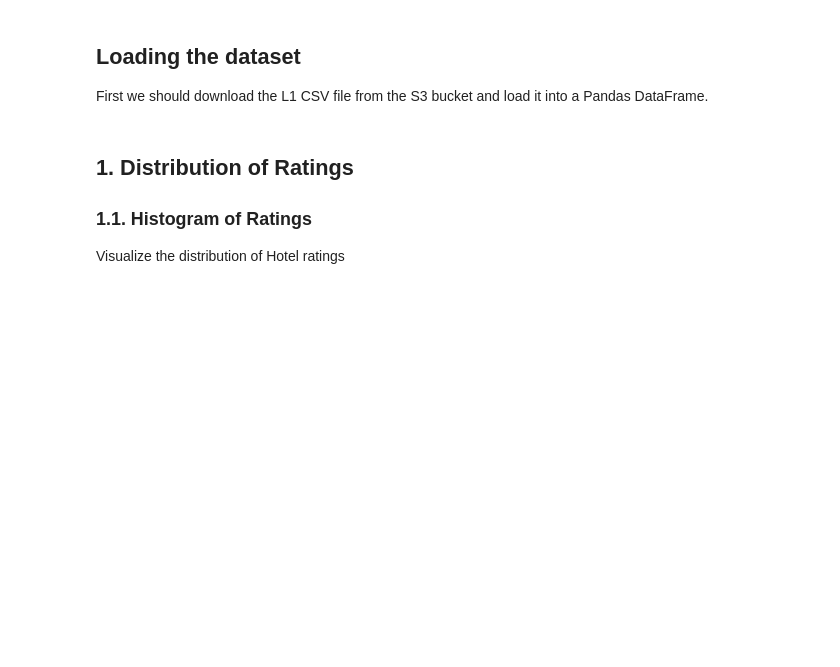
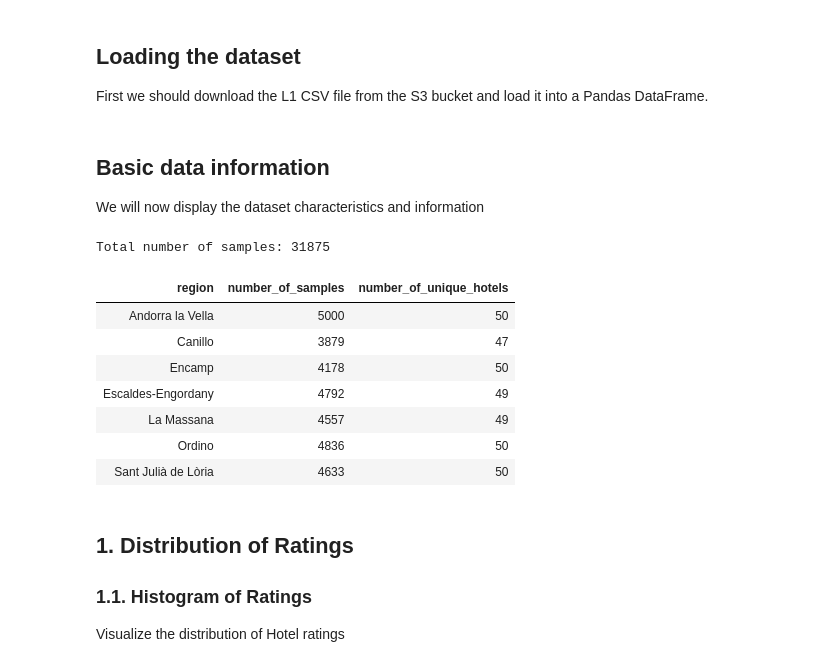
Before and after one commit to PromaChow/HotelRecommendationSystem, a Jupyter notebook: src/data_visualization_l1.ipynb, the cells around one changed output. Drawn from its saved outputs; the diff is of its cells as text; code cells hidden in the pictures; blank space fills up the shorter version.

Commit message:
Data visualization L1 and L2 100% done

```diff
--- a/src/data_visualization_l1.ipynb
+++ b/src/data_visualization_l1.ipynb
@@ -63,3 +45,33 @@ fig_table.show()
+# %% [markdown]
+## Basic data information
+
+We will now display the dataset characteristics and information
+# %%
+# Print the total number of samples
+total_samples = len(df)
+print(f"Total number of samples: {total_samples}")
+# %% [output]
+Total number of samples: 31875
+# %%
+# Print the total of samples by region
+# Print the total of hotels by region
+# Group by 'region' and calculate the number of samples and number of unique hotels per region
+region_summary = df.groupby('region').agg(
+    number_of_samples=('region', 'size'),
+    number_of_unique_hotels=('hotel_name', 'nunique')
+).reset_index()
+
+# Display the new dataframe
+region_summary.style.hide()
+# %% [output]
+| region | number_of_samples | number_of_unique_hotels |
+| Andorra la Vella | 5000 | 50 |
+| Canillo | 3879 | 47 |
+| Encamp | 4178 | 50 |
+| Escaldes-Engordany | 4792 | 49 |
+| La Massana | 4557 | 49 |
+| Ordino | 4836 | 50 |
+| Sant Julià de Lòria | 4633 | 50 |
 # %% [markdown]
 ## 1. Distribution of Ratings
 
```
Also changed, not shown: parts of 17 cells of this notebook, 6 other files.
